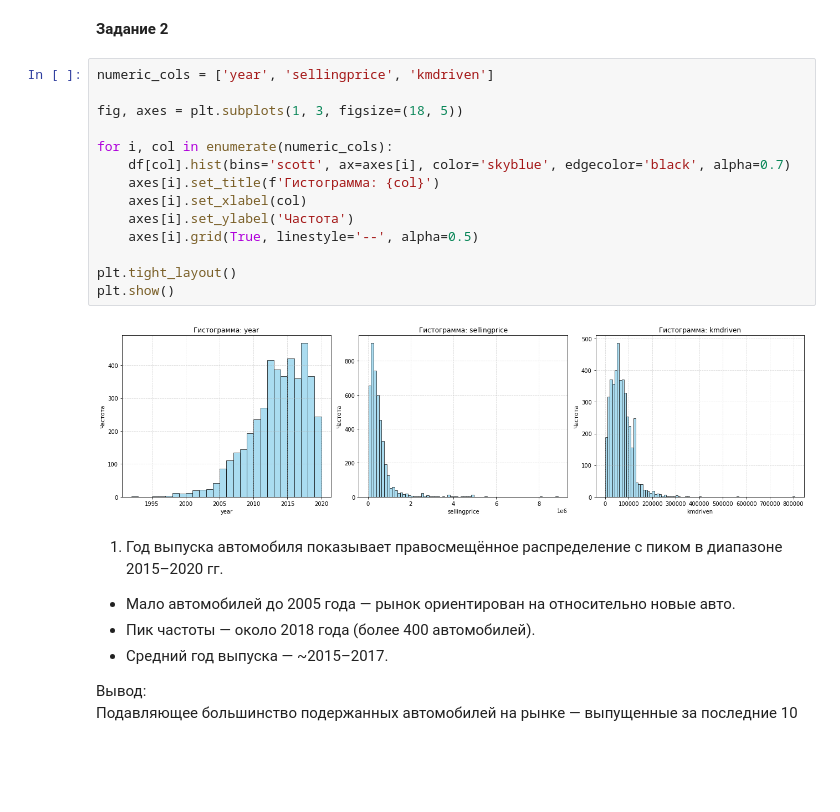
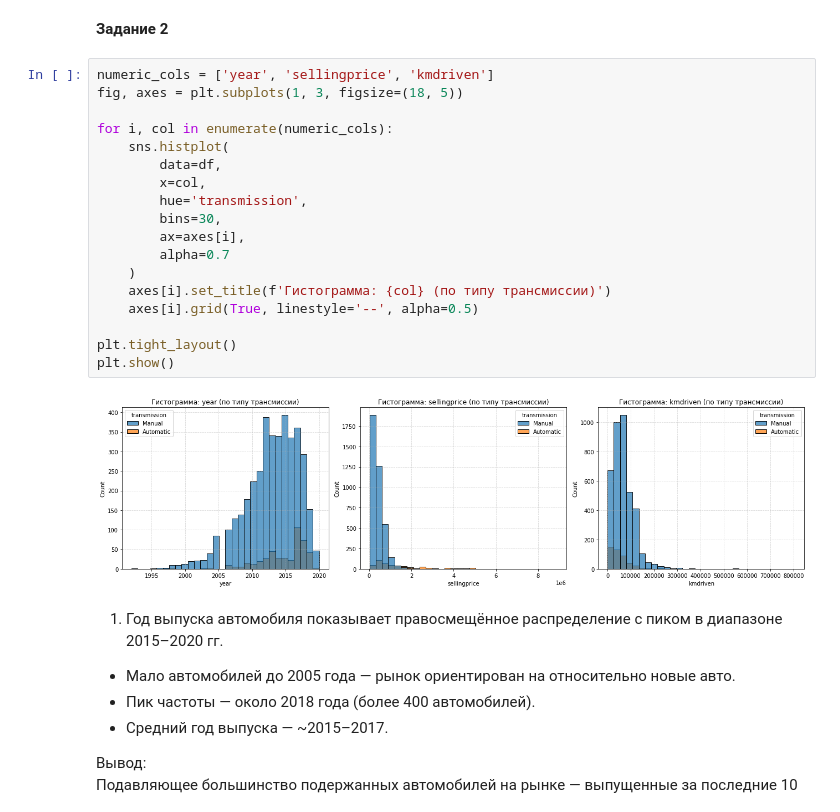
Before and after one commit to Artem12Reshetnikov/Data_Analytics, a Jupyter notebook: ЛР2_Решетников_Вариант_4.ipynb, the cells around one changed output. Saved outputs shown, nothing was run; the diff lists cells and outputs as text; blank space fills up the shorter version.

```diff
--- a/ЛР2_Решетников_Вариант_4.ipynb
+++ b/ЛР2_Решетников_Вариант_4.ipynb
@@ -117,20 +162,24 @@ c) Выбросы<br>
 **Задание 2**
 # %%
 numeric_cols = ['year', 'sellingprice', 'kmdriven']
-
 fig, axes = plt.subplots(1, 3, figsize=(18, 5))
 
 for i, col in enumerate(numeric_cols):
-    df[col].hist(bins='scott', ax=axes[i], color='skyblue', edgecolor='black', alpha=0.7)
-    axes[i].set_title(f'Гистограмма: {col}')
-    axes[i].set_xlabel(col)
-    axes[i].set_ylabel('Частота')
+    sns.histplot(
+        data=df,
+        x=col,
+        hue='transmission',
+        bins=30,
+        ax=axes[i],
+        alpha=0.7
+    )
+    axes[i].set_title(f'Гистограмма: {col} (по типу трансмиссии)')
     axes[i].grid(True, linestyle='--', alpha=0.5)
 
 plt.tight_layout()
 plt.show()
 # %% [output]
-[figure, old version]
+[figure, new version]
 # %% [markdown]
 1. Год выпуска автомобиля показывает правосмещённое распределение с пиком в диапазоне 2015–2020 гг.
 
```
Also changed, not shown: parts of 3 cells of this notebook.
